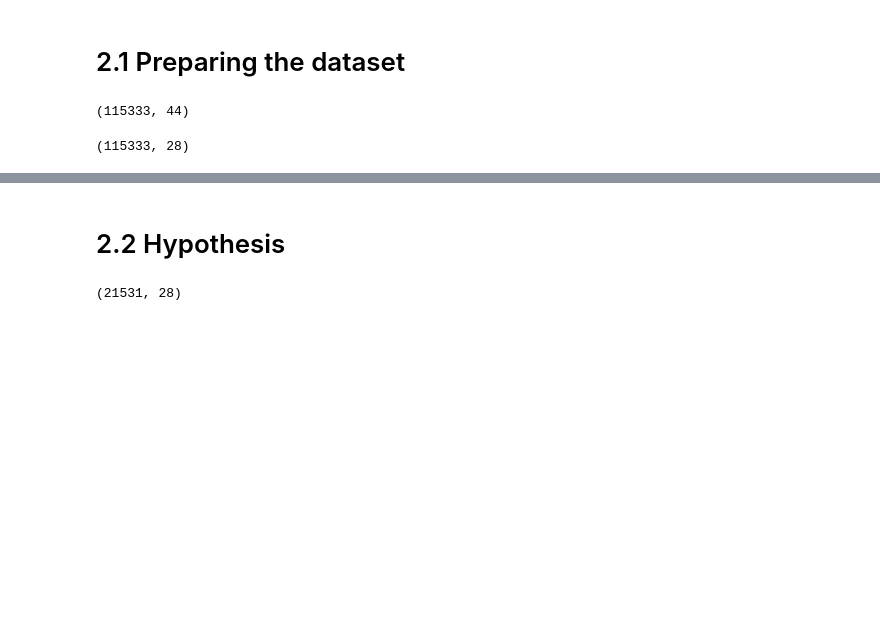
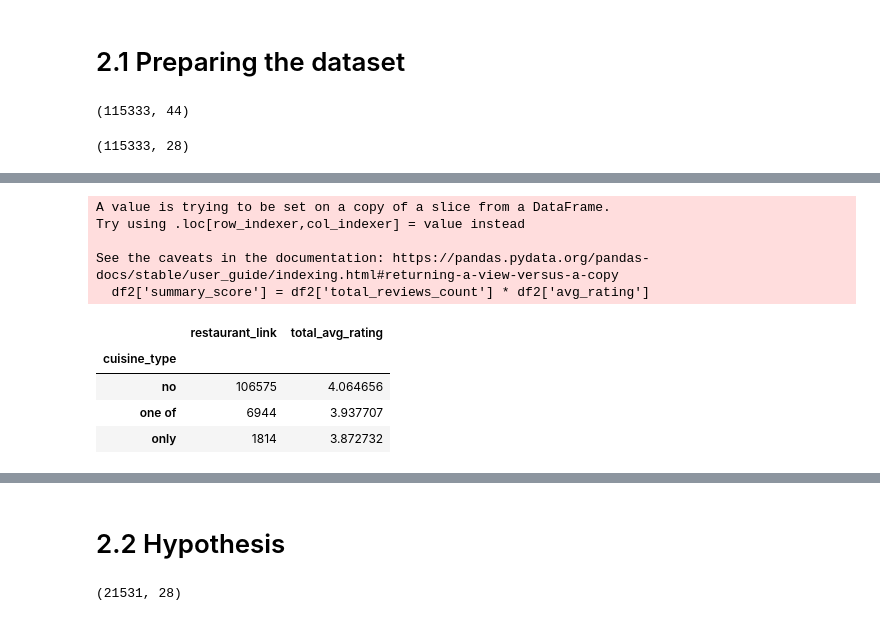
Before and after one commit to am-tropin/restaurant-europe, a Jupyter notebook: restaurant_hypothesis_testing.ipynb, the cells around one changed output, grey strips where cells are left out. Drawn from its saved outputs; the diff is of its cells as text; code cells hidden in the pictures; blank space fills up the shorter version.

```diff
--- a/restaurant_hypothesis_testing.ipynb
+++ b/restaurant_hypothesis_testing.ipynb
@@ -638,0 +583,28 @@ italy_test1_df
+# %%
+def compare_by_feature2(df):
+
+    df2 = df[
+        ['restaurant_link','total_reviews_count','avg_rating','cuisine_type']
+    ] # [df['total_reviews_count'] >= 20]
+#     df2['feature_flg'] = df2[features_col].apply(lambda x: 1 if feature in str(x) else 0)
+
+    df2['summary_score'] = df2['total_reviews_count'] * df2['avg_rating']
+
+    df2_agg = df2.groupby('cuisine_type').agg({'restaurant_link': 'count', 'summary_score': 'sum', 'total_reviews_count': 'sum'})
+    df2_agg['total_avg_rating'] = df2_agg['summary_score'] / df2_agg['total_reviews_count']
+
+    return df2_agg[['restaurant_link', 'total_avg_rating']]
+# %%
+germany_df2_agg = compare_by_feature2(germany_df2)
+germany_df2_agg
+# %% [output]
+A value is trying to be set on a copy of a slice from a DataFrame.
+Try using .loc[row_indexer,col_indexer] = value instead
+
+See the caveats in the documentation: https://pandas.pydata.org/pandas-docs/stable/user_guide/indexing.html#returning-a-view-versus-a-copy
+  df2['summary_score'] = df2['total_reviews_count'] * df2['avg_rating']
+|  | restaurant_link | total_avg_rating |
+| cuisine_type |  |  |
+| no | 106575 | 4.064656 |
+| one of | 6944 | 3.937707 |
+| only | 1814 | 3.872732 |
```
Also changed, not shown: parts of 33 cells of this notebook.
